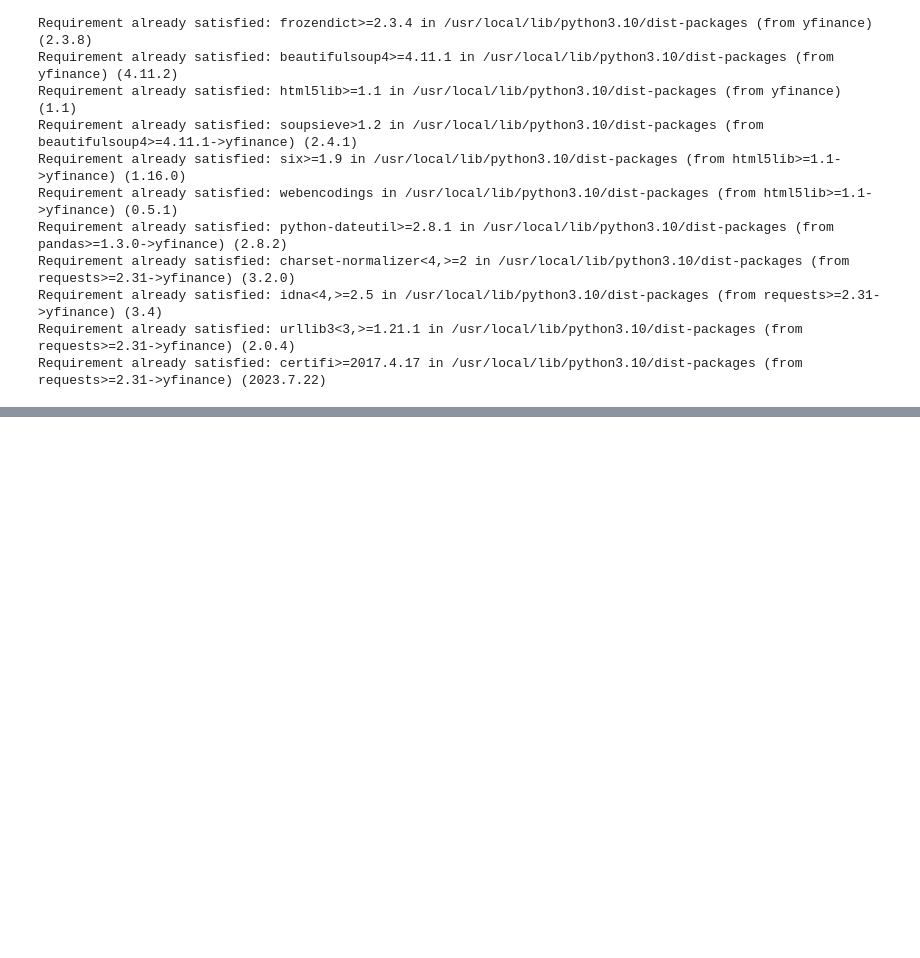
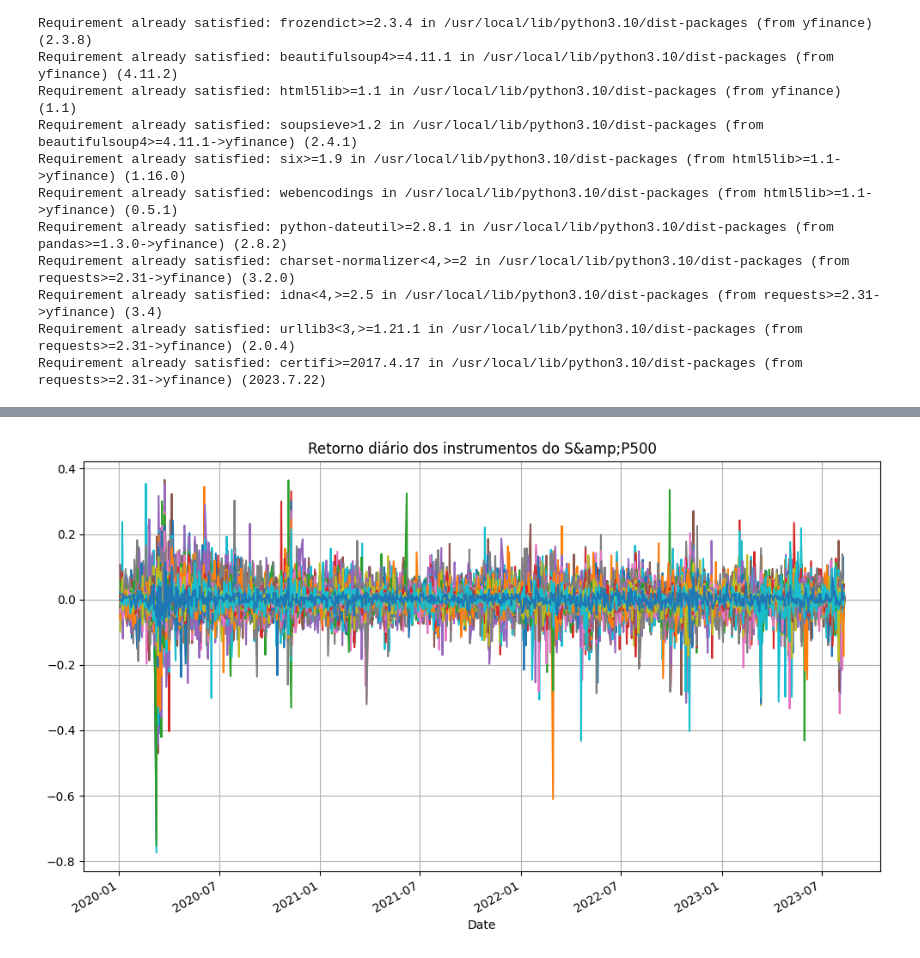
Before and after one commit to CarolineAndradeR/Data-Science, a Jupyter notebook: Análise_de_componente_Principal_PCA.ipynb, the cells around one changed output, grey strips where cells are left out. Drawn from its saved outputs; the diff is of its cells as text; code cells hidden in the pictures; blank space fills up the shorter version.

```diff
--- a/Análise_de_componente_Principal_PCA.ipynb
+++ b/Análise_de_componente_Principal_PCA.ipynb
@@ -109,7 +111,9 @@ def obter_sp500_instrumentos():
     for row in table.findAll('tr')[1:]:
         acao = row.findAll('td')[0].text
         if not '.' in acao:
-            acoes.append(acao.replace('',''))
+            acoes.append(acao.replace('\n',''))
 
     return acoes
 acoes = obter_sp500_instrumentos()
+# Extraí os dados a partir de '2020-01-01'
+precos = yf.download(acoes, start='2020-01-01')['Adj Close']
@@ -120,0 +136,7 @@ precos.head()
+# %%
+rs.plot(legend=0, figsize=(10,6), grid=True, title='Retorno diário dos instrumentos do S&amp;P500')
+plt.tight_layout()
+plt.savefig('tmp.png')
+# Os valores que estão acima de zero são valores positivos
+# %% [output]
+[figure, added]
```
Also changed, not shown: parts of 6 cells of this notebook.
